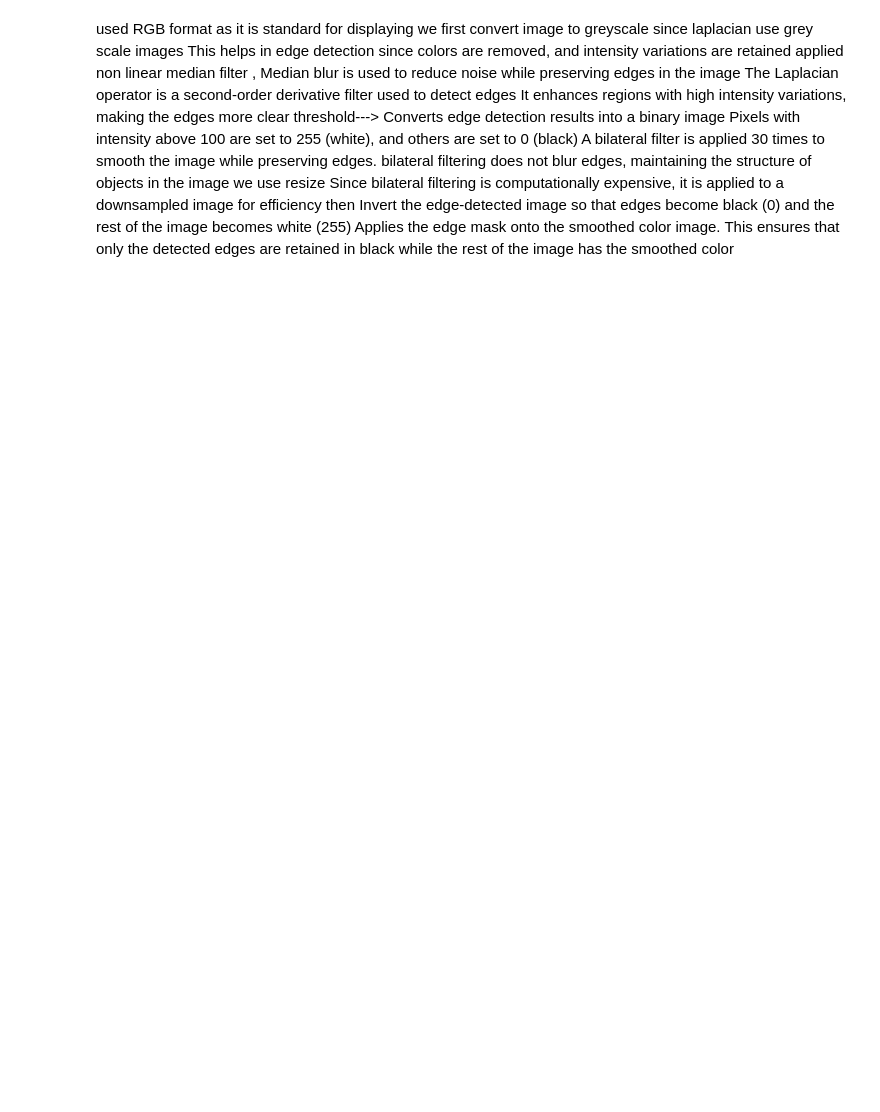
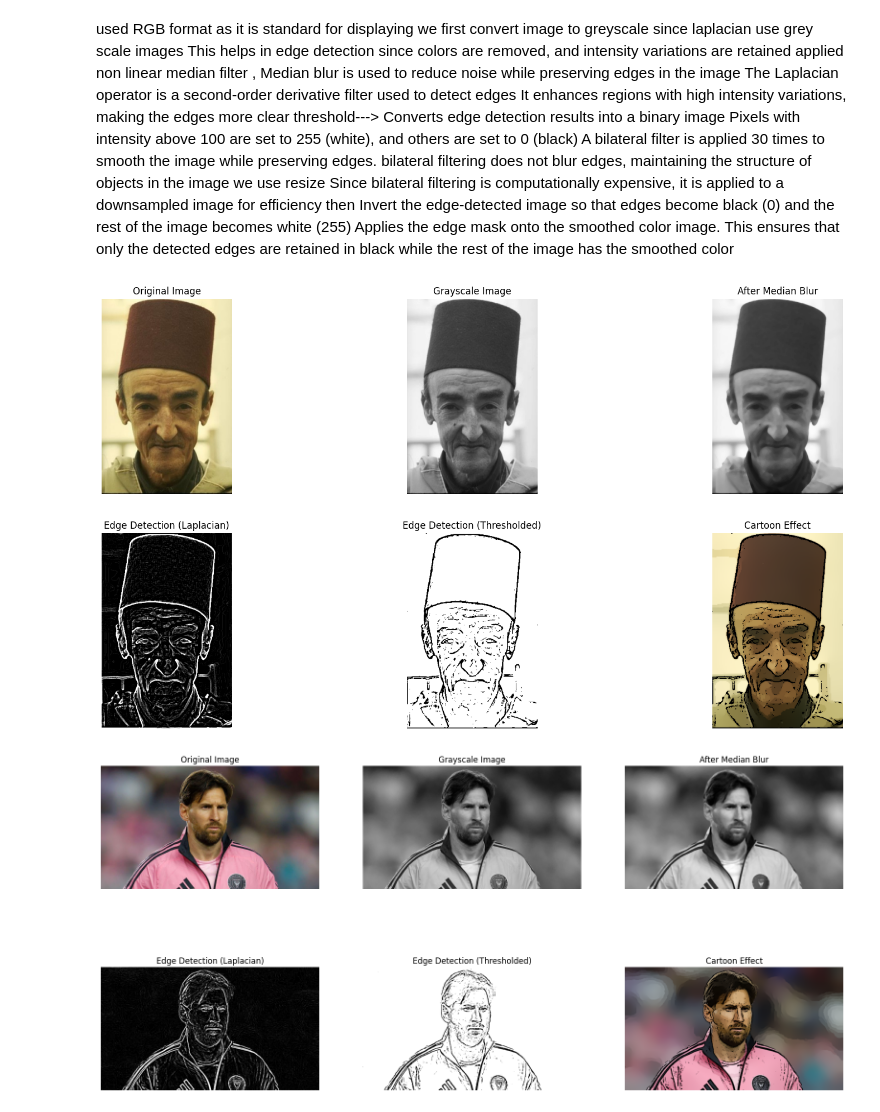
Before and after one commit to JanaAdel1010/Filter-Lane-detection, a Jupyter notebook: 8273_8145.ipynb, the cells around one changed output. Cells and saved outputs as stored; diff of their text form; code cells hidden in the pictures; blank space fills up the shorter version.

```diff
--- a/8273_8145.ipynb
+++ b/8273_8145.ipynb
@@ -52,3 +52,7 @@ Applies the edge mask onto the smoothed color image.
 This ensures that only the detected edges are retained in black while the rest of the image has the smoothed color
 # %%
 cartoonify_image("test images/man.jpg")
+cartoonify_image("test images/Goat.jpg")
+# %% [output]
+[figure, added]
+[figure, added]
```
Also changed, not shown: parts of 2 cells of this notebook.
